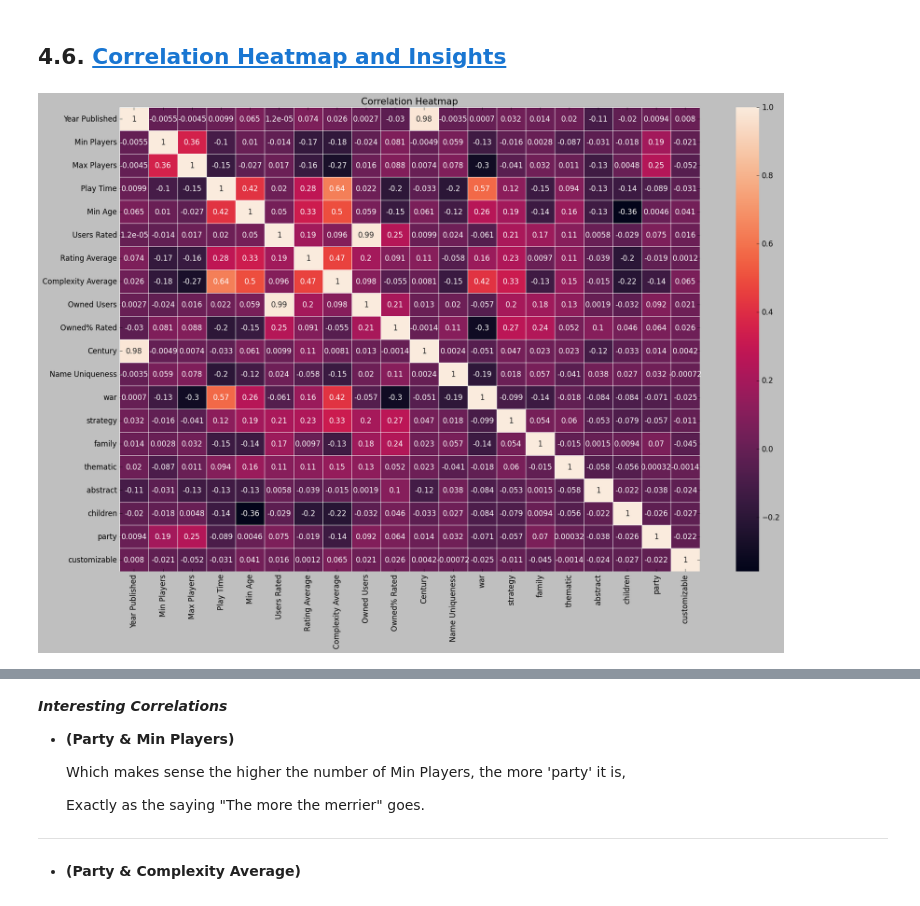
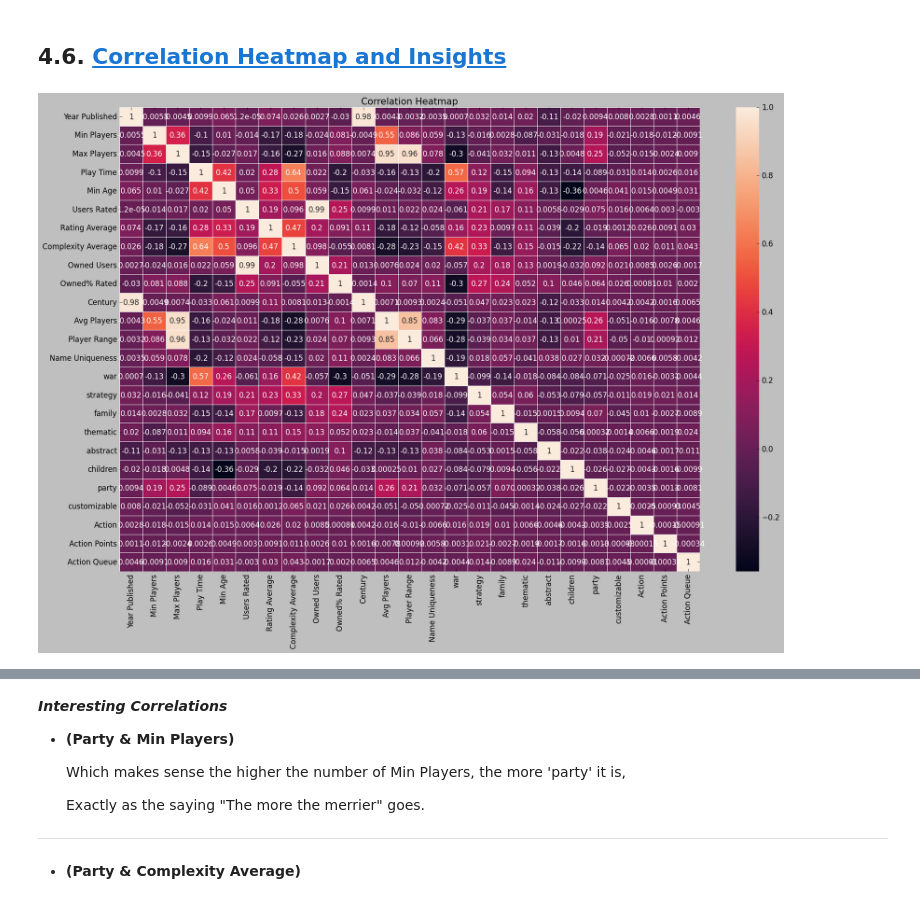
Before and after one commit to AlexanderAdel/dopp-board-games, a Jupyter notebook: jupyter-notebook.ipynb, the cells around one changed output, grey strips where cells are left out. Saved outputs shown, nothing was run; the diff lists cells and outputs as text; code cells hidden in the pictures.

Commit message:
added new features: average players and player range and added heatmap insights(Still need to merge with Jiovana insights)

```diff
--- a/jupyter-notebook.ipynb
+++ b/jupyter-notebook.ipynb
@@ -400,0 +406,4 @@ df.reset_index(drop=True, inplace=True)
+# %%
+df['Avg Players'] = (df['Min Players'] + df['Max Players']) / 2
+df['Avg Players'] = df['Avg Players'].round().astype(int)
+df['Player Range'] = df['Max Players'] - df['Min Players']
@@ -580,15 +656,15 @@ df = pd.concat([df, df_mechanics], axis=1)
 # %%
 # Without further ado, Correlation Heatmap!
 
 # Calculate the correlation matrix
-columns = list(df.select_dtypes(include=['int64', 'float64']).columns)[:20]
+columns = list(df.select_dtypes(include=['int64', 'float64']).columns)[:25]
 
 corr_matrix = df[columns].corr()
 
 # Create the heatmap
 plt.figure(figsize=(21, 13))
 sns.heatmap(corr_matrix, annot=True, cmap='rocket', linewidths=.5)
 plt.title('Correlation Heatmap')
 plt.show()
 # %% [output]
-[figure, old version]
+[figure, new version]
```
Also changed, not shown: parts of 10 cells of this notebook, 1 other file.
